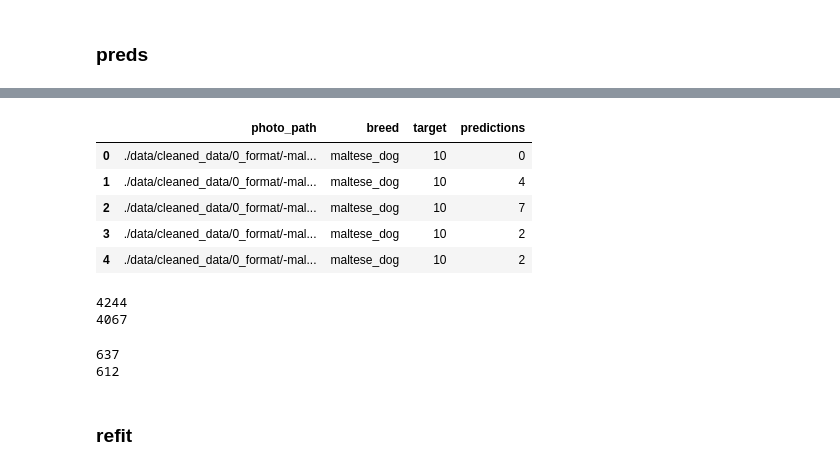
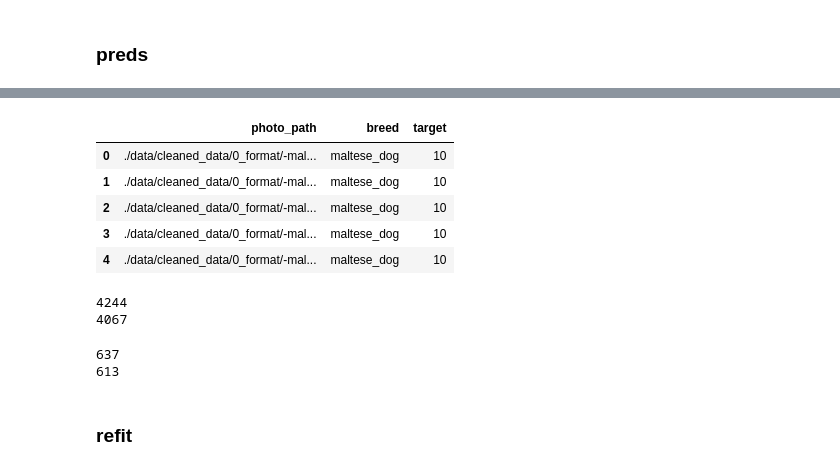
Before and after one commit to Kiwinokoto/OC_projet_6_Classer_des_images, a Jupyter notebook: Oudelet_Kevin_3_notebook_model_transfer_learning_180324.ipynb, the cells around one changed output, grey strips where cells are left out. Drawn from its saved outputs; the diff is of its cells as text; code cells hidden in the pictures.

```diff
--- a/Oudelet_Kevin_3_notebook_model_transfer_learning_180324.ipynb
+++ b/Oudelet_Kevin_3_notebook_model_transfer_learning_180324.ipynb
@@ -128,7 +128,11 @@ INFO: Pandarallel will use Memory file system to transfer data between the main
 # %%
 nb_classes = 20      # min 2, max 120 (theorique, en pratique les dataframes préparés sont : 3, 4, 5, 10)
                     # possible d'en creer + en utilisant le ntbk 1
-norm = True
+
+show_tsne = False
+sample_ratio = 0.2
+
+norm = False
 
 size_wh = 128
 target_size=(size_wh, size_wh)  # pour grille 5x5, stride (2,2) ?
@@ -554,5 +473,37 @@ plt.show()
 # %%
 # t-sne
 
-tsne = manifold.TSNE(n_components=2, perplexity=30, n_iter=2000, init='random', random_state=6)
-X_tsne = tsne.fit_transform(feat_pca)
+if show_tsne:
+    def tsne_graph(feat_pca=feat_pca, dark=True):
+        tsne = manifold.TSNE(n_components=2, perplexity=30, n_iter=2000, init='random', random_state=6)
+        X_tsne = tsne.fit_transform(feat_pca)
+
+        df_tsne = pd.DataFrame(X_tsne, columns=['tsne1', 'tsne2'])
+        df_tsne["class"] = data["target"]
+
+        # Set the background style to dark
+        if dark == True:
+            plt.style.use('dark_background')
+
+        plt.figure(figsize=(8,5))
+        sns.scatterplot(
+            x="tsne1", y="tsne2",
+            hue="class",
+            palette=sns.color_palette('tab20', n_colors=nb_classes), s=50, alpha=0.7,
+            data=df_tsne,
+            # legend="brief"
+            )
+
+        # plt.title('TSNE selon les vraies classes', fontsize = 30, pad = 35, fontweight = 'bold')
+        # plt.xlabel('tsne1', fontsize = 26, fontweight = 'bold')
+        # plt.ylabel('tsne2', fontsize = 26, fontweight = 'bold')
+        # plt.legend(prop={'size': 14})
+
+        plt.axis('off')  # Deactivate ticks
+        plt.legend().remove()  # Remove legend
+        plt.show()
+
+
+    tsne_graph()
+
+# Il est fort !
@@ -684,12 +606,12 @@ predicted_classes_test = np.argmax(predictions_test, axis=1)
 # %%
-data['predictions'] = predicted_classes_all
+# data['predictions'] = predicted_classes_all
 data.head()
 # %% [output]
-|  | photo_path | breed | target | predictions |
-| 0 | ./data/cleaned_data/0_format/-mal... | maltese_dog | 10 | 0 |
-| 1 | ./data/cleaned_data/0_format/-mal... | maltese_dog | 10 | 4 |
-| 2 | ./data/cleaned_data/0_format/-mal... | maltese_dog | 10 | 7 |
-| 3 | ./data/cleaned_data/0_format/-mal... | maltese_dog | 10 | 2 |
-| 4 | ./data/cleaned_data/0_format/-mal... | maltese_dog | 10 | 2 |
+|  | photo_path | breed | target |
+| 0 | ./data/cleaned_data/0_format/-mal... | maltese_dog | 10 |
+| 1 | ./data/cleaned_data/0_format/-mal... | maltese_dog | 10 |
+| 2 | ./data/cleaned_data/0_format/-mal... | maltese_dog | 10 |
+| 3 | ./data/cleaned_data/0_format/-mal... | maltese_dog | 10 |
+| 4 | ./data/cleaned_data/0_format/-mal... | maltese_dog | 10 |
 # %%
 print(data.shape[0])
@@ -700,20 +622,25 @@ print(data.loc[~(data['predictions'] == data['target'])].shape[0])
 4244
 4067
 # %%
-misclassified_in_test = 0
-print(len(y_test))
+def count_misclassified(y_test=y_test, predicted_classes_test=predicted_classes_test):
 
-for i in range(len(y_test)):
-    if y_test[i] != predicted_classes_test[i]:
-        misclassified_in_test += 1
+    misclassified_in_test = 0
+    print(len(y_test))
 
-print(misclassified_in_test)
+    for i in range(len(y_test)):
+        if y_test[i] != predicted_classes_test[i]:
+            misclassified_in_test += 1
+
+    print(misclassified_in_test)
+
+
+count_misclassified()
 
 # la moitié des erreurs st ds le jeu de test
 # l'autre moitié, on parie c ds le jeu de val ?
 # %% [output]
 637
-612
+613
 # %% [markdown]
 ### refit
 # %%
```
Also changed, not shown: parts of 20 cells of this notebook.
